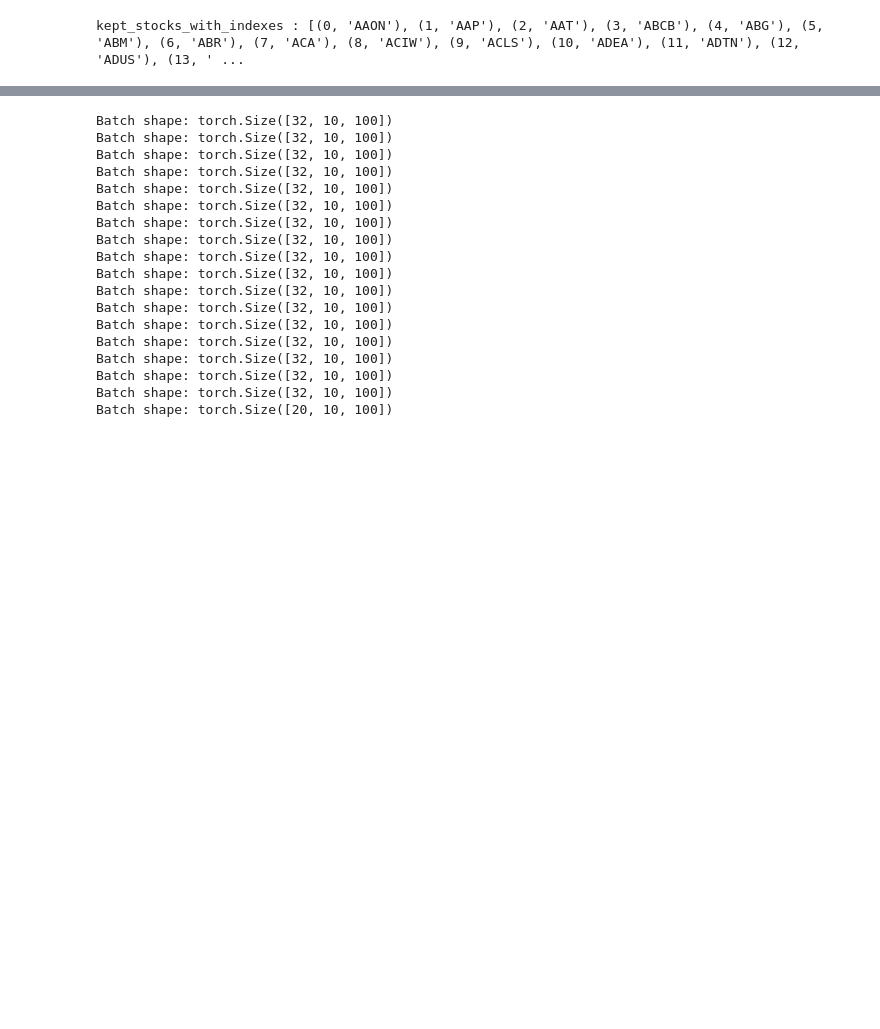
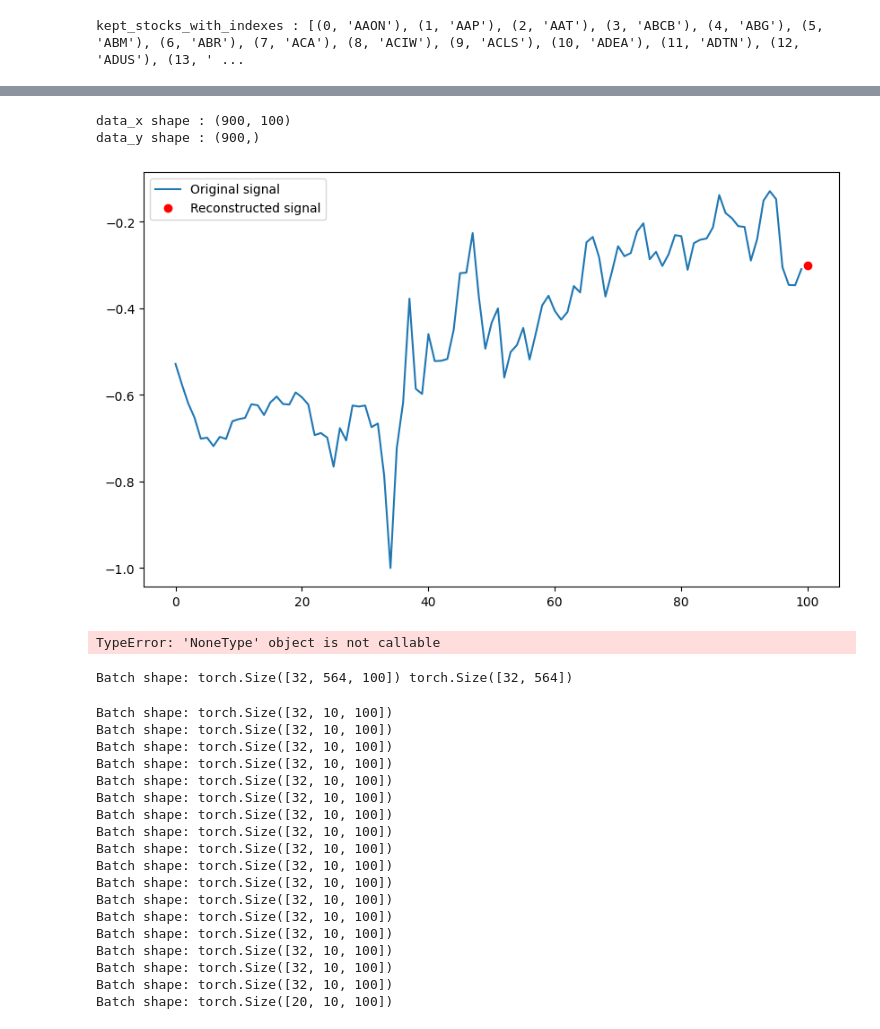
Before and after one commit to MaximeSzymanski/StocksClusteringVAE, a Jupyter notebook: VAE_stocks.ipynb, the cells around one changed output, grey strips where cells are left out. Saved outputs shown, nothing was run; the diff lists cells and outputs as text; code cells hidden in the pictures; blank space fills up the shorter version.

```diff
--- a/VAE_stocks.ipynb
+++ b/VAE_stocks.ipynb
@@ -142,3 +188,75 @@ kept_stocks_with_indexes : [(0, 'AAON'), (1, 'AAP'), (2, 'AAT'), (3, 'ABCB'), (4
+# %%
+import torch
+from torch.utils.data import Dataset, DataLoader
+
+class StockDataset(Dataset):
+    def __init__(self, data_x, data_y):
+        self.data_x = torch.tensor(data_x, dtype=torch.float32)
+        self.data_y = torch.tensor(data_y, dtype=torch.float32)
+
+    def __len__(self):
+        return len(self.data_x)
+
+    def __getitem__(self, idx):
+        return self.data_x[idx], self.data_y[idx]
+
+# Convertir les données en dataset PyTorch
+train_dataset = StockDataset(train_x, train_y)
+test_dataset = StockDataset(test_x, test_y)
+
+# Créer des DataLoaders
+batch_size = 32
+train_loader = DataLoader(train_dataset, batch_size=batch_size, shuffle=True)
+test_loader = DataLoader(test_dataset, batch_size=batch_size, shuffle=False)
+
+def preparer_donnees_prediction(stock_index, data):
+    sequences_x = []
+    sequences_y = []
+
+    for i in range(len(data[0]) - longueur_sequence):
+        sequence_x = data[stock_index, i:i+longueur_sequence]
+        sequence_y = data[stock_index, i+longueur_sequence]
+        sequences_x.append(sequence_x)
+        sequences_y.append(sequence_y)
+
+    return np.array(sequences_x), np.array(sequences_y)
+
+
+
+def predire_stock(model, stock_index, data):
+    data_x, data_y = preparer_donnees_prediction(stock_index, data)
+    print(f"data_x shape : {data_x.shape}")
+    print(f"data_y shape : {data_y.shape}")
+    # plot the first stock in the train set
+    plt.figure(figsize=(10, 6))
+    plt.plot(data_x[50], label='Original signal')
+   # plot data_y[0] as a red dot
+    plt.plot(longueur_sequence, data_y[50], 'ro', label='Reconstructed signal')
+    plt.legend()
+    plt.show()
+    with torch.no_grad():
+        data_x_tensor = torch.tensor(data_x, dtype=torch.float32)
+        predictions = model(data_x_tensor)
+    return predictions.numpy(), data_y
+
+
+
+# Utilisation de la fonction predire_stock pour obtenir les prédictions et les sorties attendues pour un stock spécifique
+indice_stock_a_predire = 90
+predictions_stock, sorties_attendues = predire_stock(None, indice_stock_a_predire, donnees)
+# %% [output]
+data_x shape : (900, 100)
+data_y shape : (900,)
+[figure, added]
+TypeError: 'NoneType' object is not callable
+# %%
+for input,output in train_loader:
+    # Process each batch
+    print("Batch shape:", input.shape, output.shape)  # Adjust this according to your processing needs
+    # Your processing logic here
+    break
+# %% [output]
+Batch shape: torch.Size([32, 564, 100]) torch.Size([32, 564])
 # %%
 import torch
 from torch.utils.data import Dataset, DataLoader
```
Also changed, not shown: parts of 11 cells of this notebook.
